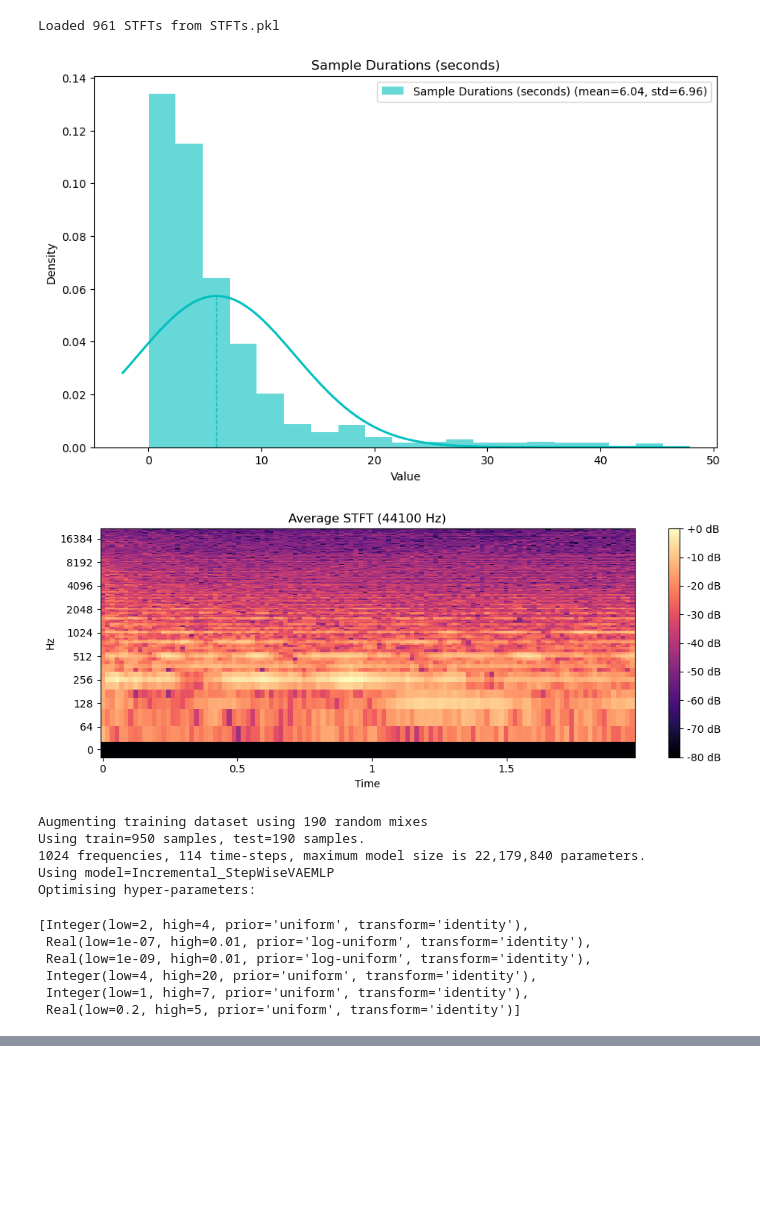
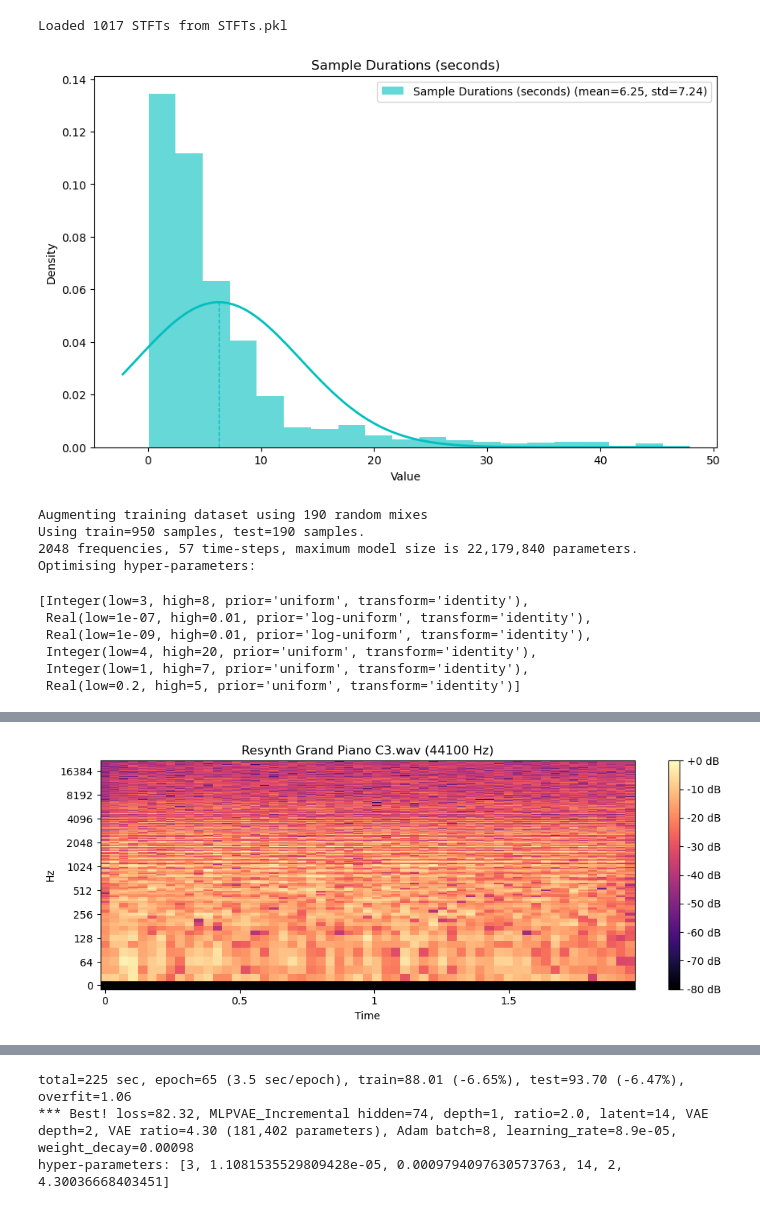
Before and after one commit to RikMaxSpeed/SampleGen, a Jupyter notebook: MakeAndTrain.ipynb, the cells around one changed output, grey strips where cells are left out. Drawn from its saved outputs; the diff is of its cells as text; code cells hidden in the pictures; blank space fills up the shorter version.

Commit message:
Cleaned up the training samples used, changed back to 1024 frequency buckets, which halves the number of time steps, read best model from file.

```diff
--- a/MakeAndTrain.ipynb
+++ b/MakeAndTrain.ipynb
@@ -45,20 +20,24 @@ diff = numpy.ndarray(513, 114) x float32, size=58,482 elements = 233,928 bytes
 #make_STFTs()
 # %%
 # Find out the best hyper-parameters to train this model (typically needs to run overnight)
-optimise_hyper_parameters()
+#model = "StepWiseMLP" # or "RNNAutoEncoder" and RNN_VAE_Incremental", or "StepWiseMLP" and "MLPVAE_Incremental"
+model = "MLPVAE_Incremental"
 
-# Alternatively: train a model with the best hyper-parameters we've found so far.
-#train_best_params()
+optimise_hyper_parameters(model)
+
+# Alternatively, refine the training for the best set of hyper-parameters we've found
+#train_best_params(model)
+
+#optimise_hyper_parameters("RNN_VAE_Incremental")
+#optimise_hyper_parameters()
 # %% [output]
-Loaded 961 STFTs from STFTs.pkl
+Loaded 1017 STFTs from STFTs.pkl
-[figure, old version]
+[figure, new version]
-[figure, old version]
 Augmenting training dataset using 190 random mixes
 Using train=950 samples, test=190 samples.
-1024 frequencies, 114 time-steps, maximum model size is 22,179,840 parameters.
-Using model=Incremental_StepWiseVAEMLP
+2048 frequencies, 57 time-steps, maximum model size is 22,179,840 parameters.
 Optimising hyper-parameters:
-[Integer(low=2, high=4, prior='uniform', transform='identity'),
+[Integer(low=3, high=8, prior='uniform', transform='identity'),
  Real(low=1e-07, high=0.01, prior='log-uniform', transform='identity'),
  Real(low=1e-09, high=0.01, prior='log-uniform', transform='identity'),
  Integer(low=4, high=20, prior='uniform', transform='identity'),
@@ -83,0 +63 @@ total=132 sec, epoch=4 (33.0 sec/epoch), train=269.93 (-6.42%), test=242.54 (-10
+[figure, new version]
@@ -83,0 +67,3 @@ total=132 sec, epoch=4 (33.0 sec/epoch), train=269.93 (-6.42%), test=242.54 (-10
+total=225 sec, epoch=65 (3.5 sec/epoch), train=88.01 (-6.65%), test=93.70 (-6.47%), overfit=1.06
+*** Best! loss=82.32, MLPVAE_Incremental hidden=74, depth=1, ratio=2.0, latent=14, VAE depth=2, VAE ratio=4.30 (181,402 parameters), Adam batch=8, learning_rate=8.9e-05, weight_decay=0.00098
+hyper-parameters: [3, 1.1081535529809428e-05, 0.0009794097630573763, 14, 2, 4.30036668403451]
```
Also changed, not shown: parts of 3 cells of this notebook, 12 other files.
